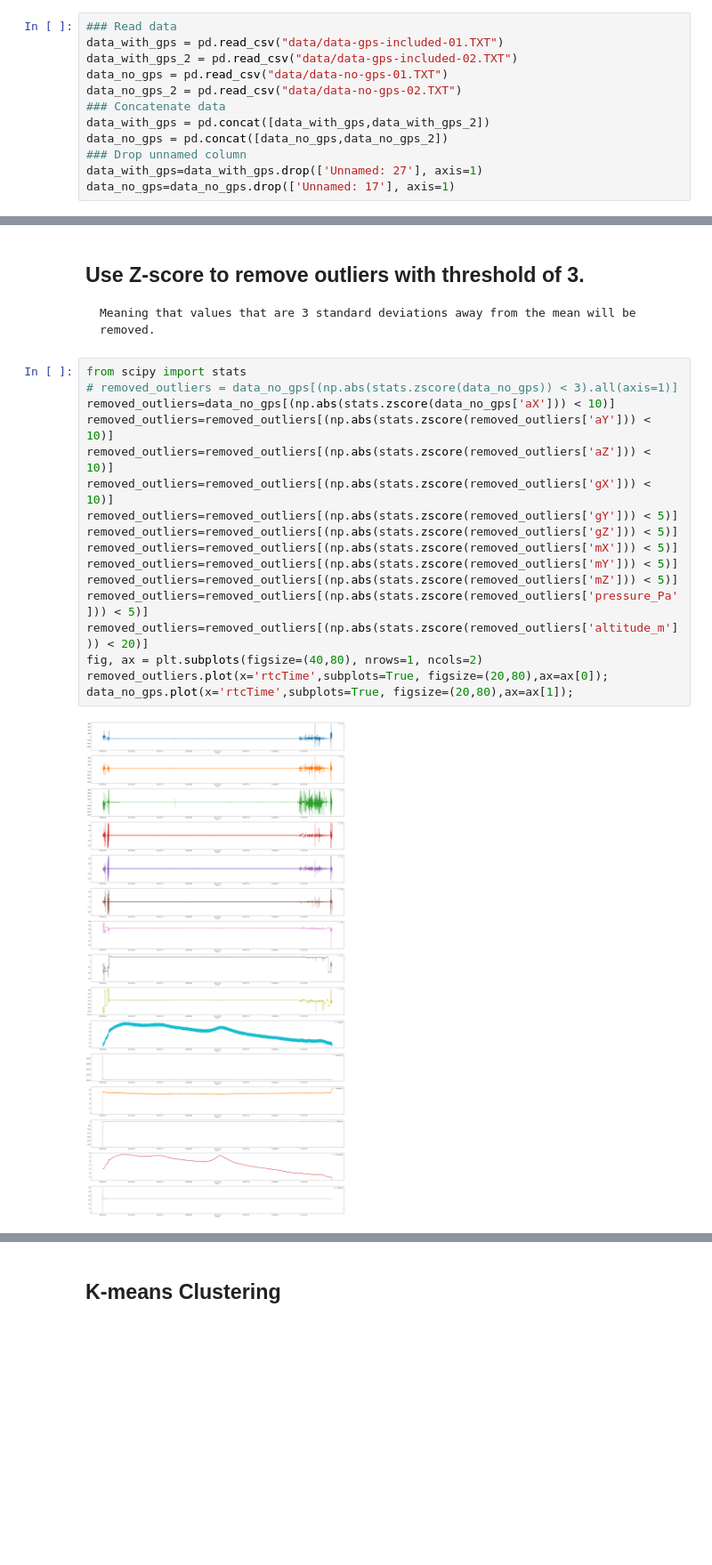
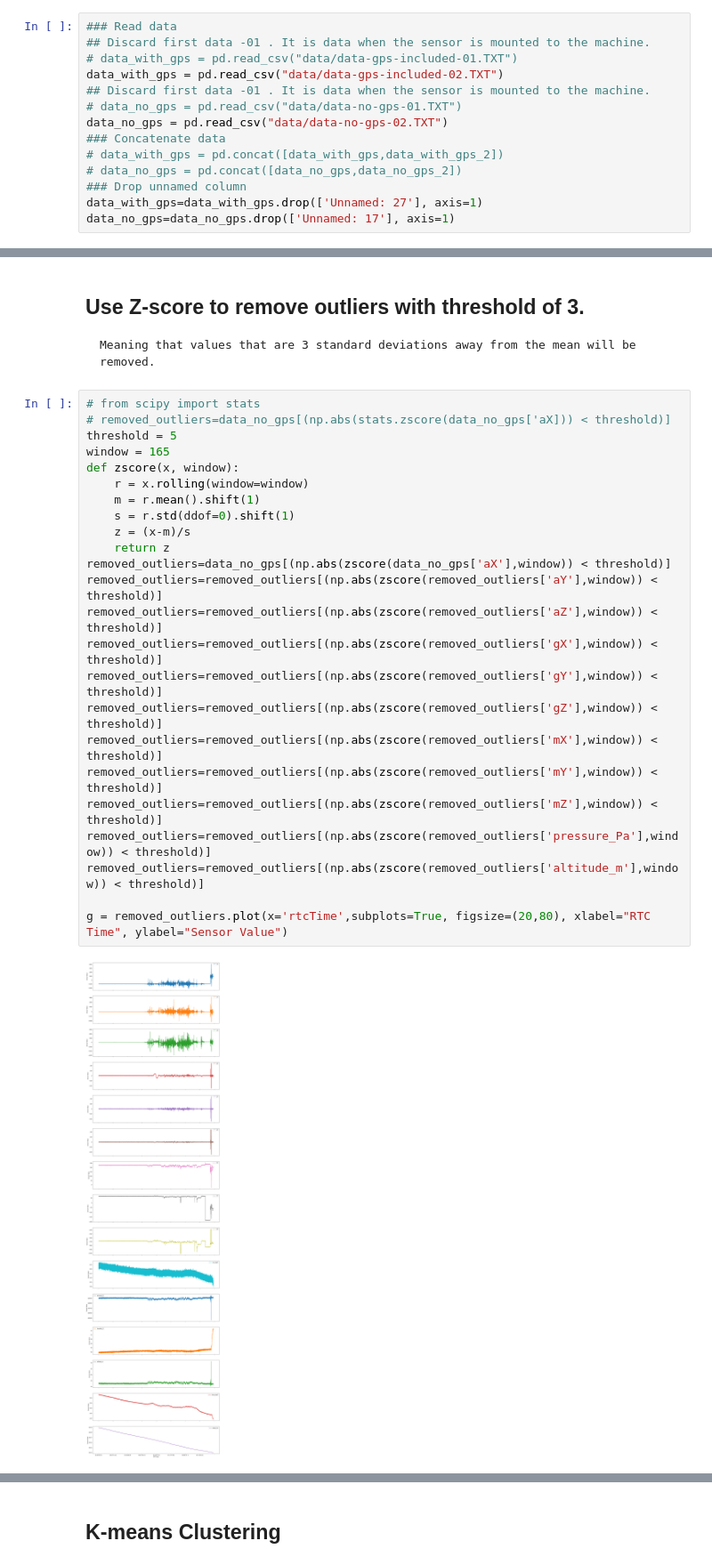
Before and after one commit to veysiadn/CO2-Excavators, a Jupyter notebook: initial-analysis.ipynb, the cells around one changed output, grey strips where cells are left out. Shown at 89% size. Cells and saved outputs as stored; diff of their text form; blank space fills up the shorter version.

Commit message:
remove -01 data

```diff
--- a/initial-analysis.ipynb
+++ b/initial-analysis.ipynb
@@ -44,12 +45,14 @@ import numpy as np
 # %%
 ### Read data
-data_with_gps = pd.read_csv("data/data-gps-included-01.TXT")
-data_with_gps_2 = pd.read_csv("data/data-gps-included-02.TXT")
-data_no_gps = pd.read_csv("data/data-no-gps-01.TXT")
-data_no_gps_2 = pd.read_csv("data/data-no-gps-02.TXT")
+## Discard first data -01 . It is data when the sensor is mounted to the machine.
+# data_with_gps = pd.read_csv("data/data-gps-included-01.TXT")
+data_with_gps = pd.read_csv("data/data-gps-included-02.TXT")
+## Discard first data -01 . It is data when the sensor is mounted to the machine.
+# data_no_gps = pd.read_csv("data/data-no-gps-01.TXT")
+data_no_gps = pd.read_csv("data/data-no-gps-02.TXT")
 ### Concatenate data
-data_with_gps = pd.concat([data_with_gps,data_with_gps_2])
-data_no_gps = pd.concat([data_no_gps,data_no_gps_2])
+# data_with_gps = pd.concat([data_with_gps,data_with_gps_2])
+# data_no_gps = pd.concat([data_no_gps,data_no_gps_2])
 ### Drop unnamed column
 data_with_gps=data_with_gps.drop(['Unnamed: 27'], axis=1)
 data_no_gps=data_no_gps.drop(['Unnamed: 17'], axis=1)
@@ -205,21 +197,28 @@ g=data_no_gps.hist(figsize=(20,20))
 ## Use Z-score to remove outliers with threshold of 3.
     Meaning that values that are 3 standard deviations away from the mean will be removed.
 # %%
-from scipy import stats
-# removed_outliers = data_no_gps[(np.abs(stats.zscore(data_no_gps)) < 3).all(axis=1)]
-removed_outliers=data_no_gps[(np.abs(stats.zscore(data_no_gps['aX'])) < 10)]
-removed_outliers=removed_outliers[(np.abs(stats.zscore(removed_outliers['aY'])) < 10)]
-removed_outliers=removed_outliers[(np.abs(stats.zscore(removed_outliers['aZ'])) < 10)]
-removed_outliers=removed_outliers[(np.abs(stats.zscore(removed_outliers['gX'])) < 10)]
-removed_outliers=removed_outliers[(np.abs(stats.zscore(removed_outliers['gY'])) < 5)]
-removed_outliers=removed_outliers[(np.abs(stats.zscore(removed_outliers['gZ'])) < 5)]
-removed_outliers=removed_outliers[(np.abs(stats.zscore(removed_outliers['mX'])) < 5)]
-removed_outliers=removed_outliers[(np.abs(stats.zscore(removed_outliers['mY'])) < 5)]
-removed_outliers=removed_outliers[(np.abs(stats.zscore(removed_outliers['mZ'])) < 5)]
-removed_outliers=removed_outliers[(np.abs(stats.zscore(removed_outliers['pressure_Pa'])) < 5)]
-removed_outliers=removed_outliers[(np.abs(stats.zscore(removed_outliers['altitude_m'])) < 20)]
-fig, ax = plt.subplots(figsize=(40,80), nrows=1, ncols=2)
-removed_outliers.plot(x='rtcTime',subplots=True, figsize=(20,80),ax=ax[0]);
-data_no_gps.plot(x='rtcTime',subplots=True, figsize=(20,80),ax=ax[1]);
+# from scipy import stats
+# removed_outliers=data_no_gps[(np.abs(stats.zscore(data_no_gps['aX])) < threshold)]
+threshold = 5
+window = 165
+def zscore(x, window):
+    r = x.rolling(window=window)
+    m = r.mean().shift(1)
+    s = r.std(ddof=0).shift(1)
+    z = (x-m)/s
+    return z
+removed_outliers=data_no_gps[(np.abs(zscore(data_no_gps['aX'],window)) < threshold)]
+removed_outliers=removed_outliers[(np.abs(zscore(removed_outliers['aY'],window)) < threshold)]
+removed_outliers=removed_outliers[(np.abs(zscore(removed_outliers['aZ'],window)) < threshold)]
+removed_outliers=removed_outliers[(np.abs(zscore(removed_outliers['gX'],window)) < threshold)]
+removed_outliers=removed_outliers[(np.abs(zscore(removed_outliers['gY'],window)) < threshold)]
+removed_outliers=removed_outliers[(np.abs(zscore(removed_outliers['gZ'],window)) < threshold)]
+removed_outliers=removed_outliers[(np.abs(zscore(removed_outliers['mX'],window)) < threshold)]
+removed_outliers=removed_outliers[(np.abs(zscore(removed_outliers['mY'],window)) < threshold)]
+removed_outliers=removed_outliers[(np.abs(zscore(removed_outliers['mZ'],window)) < threshold)]
+removed_outliers=removed_outliers[(np.abs(zscore(removed_outliers['pressure_Pa'],window)) < threshold)]
+removed_outliers=removed_outliers[(np.abs(zscore(removed_outliers['altitude_m'],window)) < threshold)]
+
+g = removed_outliers.plot(x='rtcTime',subplots=True, figsize=(20,80), xlabel="RTC Time", ylabel="Sensor Value")
 # %% [output]
-[figure, old version]
+[figure, new version]
```
Also changed, not shown: parts of 26 cells of this notebook.
